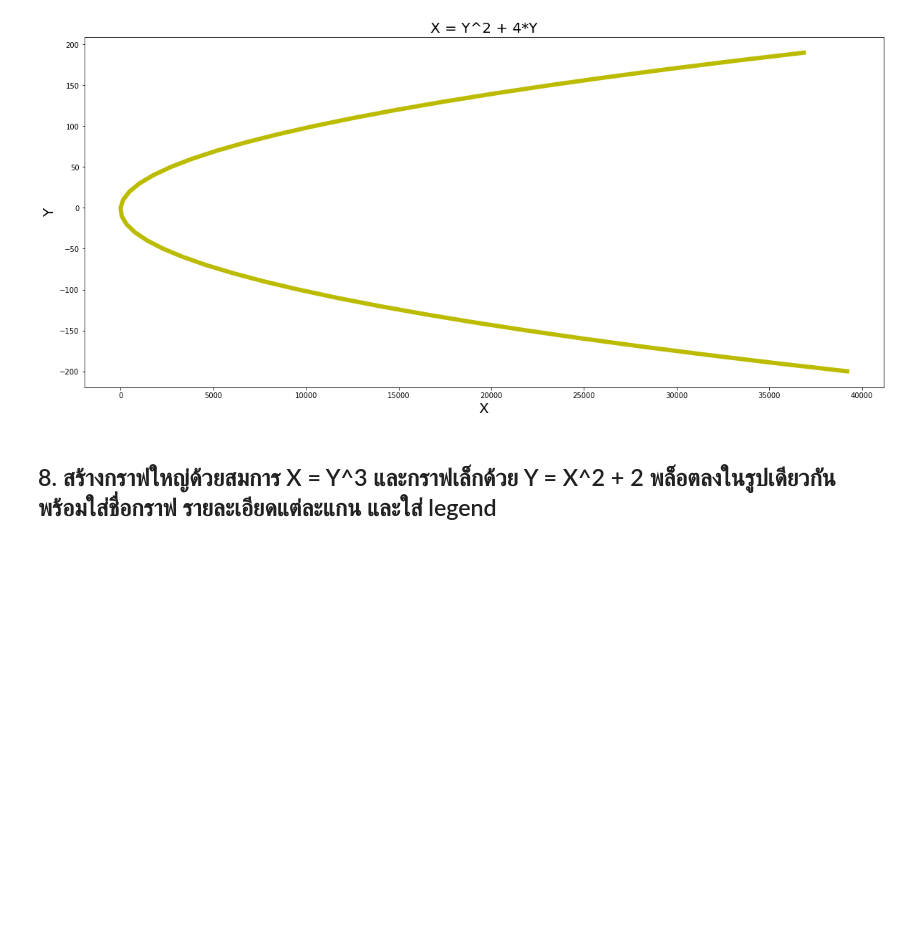
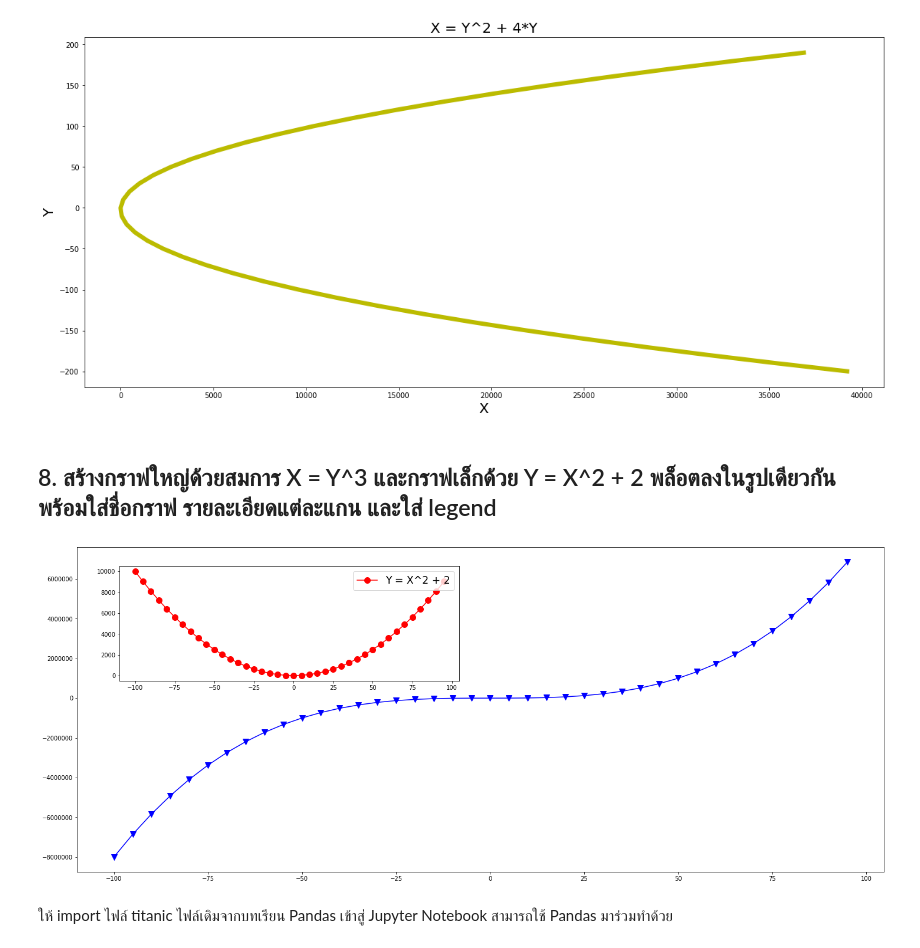
Before and after one commit to 0xKoios/DataCamp-2-for-Data-Scientist, a Jupyter notebook: 5. Matplotlib/Matplotlib.ipynb, the cells around one changed output. Saved outputs shown, nothing was run; the diff lists cells and outputs as text; code cells hidden in the pictures; blank space fills up the shorter version.

```diff
--- a/5. Matplotlib/Matplotlib.ipynb
+++ b/5. Matplotlib/Matplotlib.ipynb
@@ -109,3 +108,19 @@ plt.plot(x, y, color="#bbbb00", linewidth=6);
 [figure]
 # %% [markdown]
 ## 8. สร้างกราฟใหญ่ด้วยสมการ X = Y^3 และกราฟเล็กด้วย Y = X^2 + 2 พล็อตลงในรูปเดียวกัน พร้อมใส่ชื่อกราฟ รายละเอียดแต่ละแกน และใส่ legend
+# %%
+x = np.arange(-100, 100, 5)
+y = np.arange(-200, 200, 10)
+# %%
+fig = plt.figure(figsize=[20, 9])
+
+plt.title("Y = X^2 & X = Y^2", size=20)
+ax1 = fig.add_axes([0.1, 0.1, 0.95, 0.85])
+ax1.plot(x, y**3, color="b", marker="v", markersize=10, label="X = Y^3")
+ax2 = fig.add_axes([0.15, 0.6, 0.4, 0.3])
+ax2.plot(x, x**2+2, color="r", marker="o", markersize=10, label="Y = X^2 + 2")
+plt.legend(loc=1, fontsize="xx-large");
+# %% [output]
+[figure, added]
+# %% [markdown]
+ให้ import ไฟล์ titanic ไฟล์เดิมจากบทเรียน Pandas เข้าสู่ Jupyter Notebook สามารถใช้ Pandas มาร่วมทำด้วย
```
Also changed, not shown: parts of 26 cells of this notebook, 1 other file.
